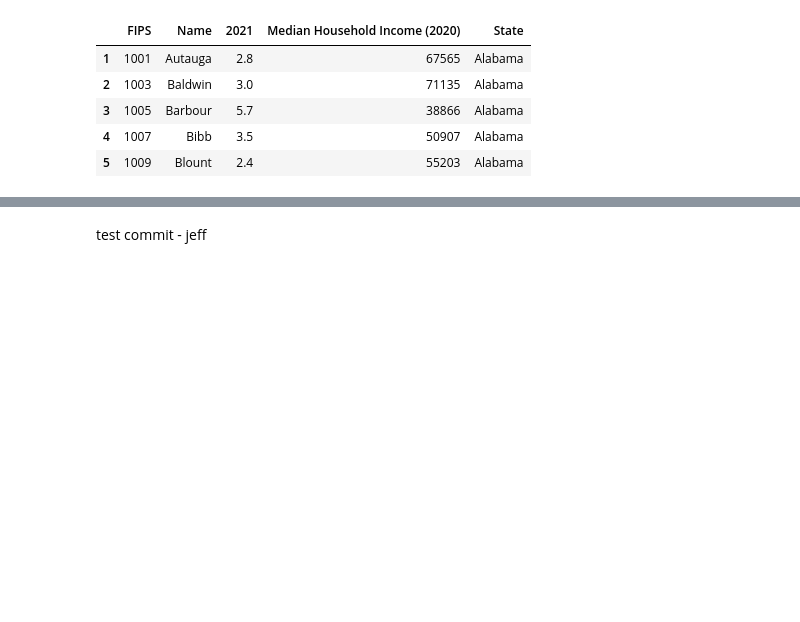
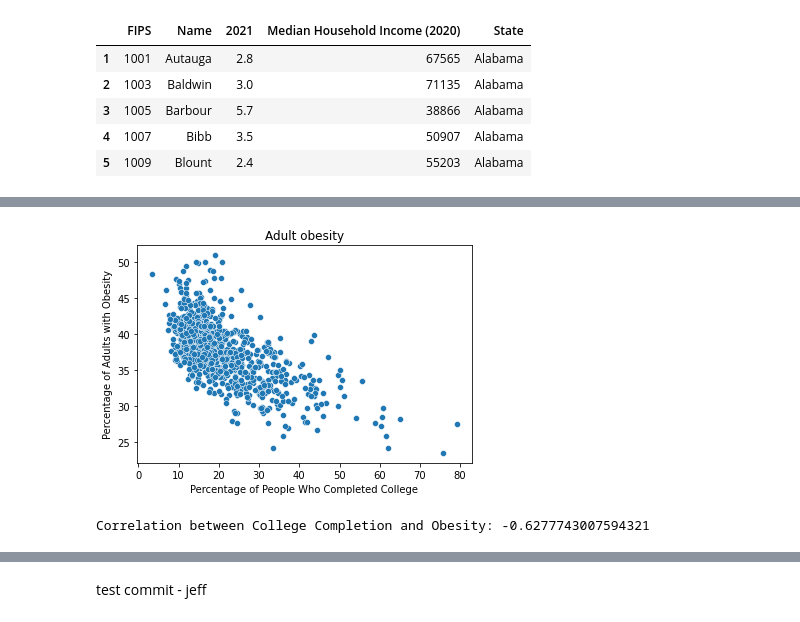
Before and after one commit to donovannickol/cs216project, a Jupyter notebook: CS_216_Project_Exploratory_Notebook.ipynb, the cells around one changed output, grey strips where cells are left out. Saved outputs shown, nothing was run; the diff lists cells and outputs as text; code cells hidden in the pictures; blank space fills up the shorter version.

```diff
--- a/CS_216_Project_Exploratory_Notebook.ipynb
+++ b/CS_216_Project_Exploratory_Notebook.ipynb
@@ -415,0 +452,21 @@ pop_pov_obesity_df.plot.line(x='pop_percentage', y='Adult obesity: % Adults with
+# %%
+mask = total_df[total_df["EducationType"] == "Completed College"]
+chart_educ = mask[["rate_2010", 'Adult obesity: % Adults with Obesity']]
+
+chart = sns.scatterplot(
+    x="rate_2010",
+    y="Adult obesity: % Adults with Obesity",
+    data=chart_educ,
+)
+
+
+chart.set_title('Adult obesity')
+chart.set(xlabel='Percentage of People Who Completed College', ylabel='Percentage of Adults with Obesity')
+
+plt.show()
+correlation = mask.corr()
+collegeobcorr = correlation.loc['rate_2010', 'Adult obesity: % Adults with Obesity']
+print("Correlation between College Completion and Obesity: " + str(collegeobcorr))
+# %% [output]
+[figure, added]
+Correlation between College Completion and Obesity: -0.6277743007594321
```
Also changed, not shown: parts of 10 cells of this notebook.
